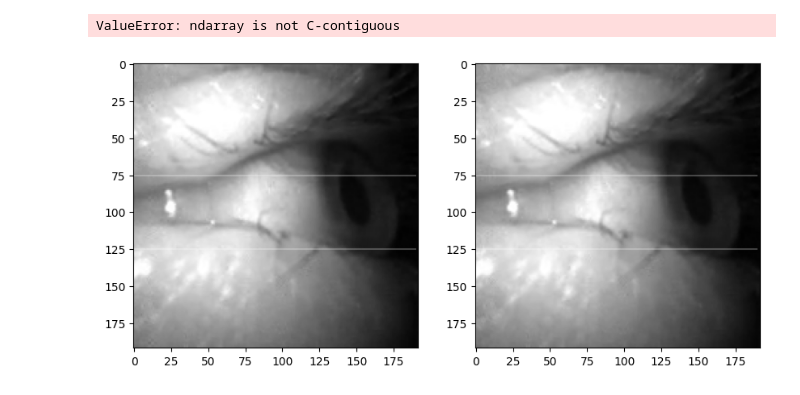
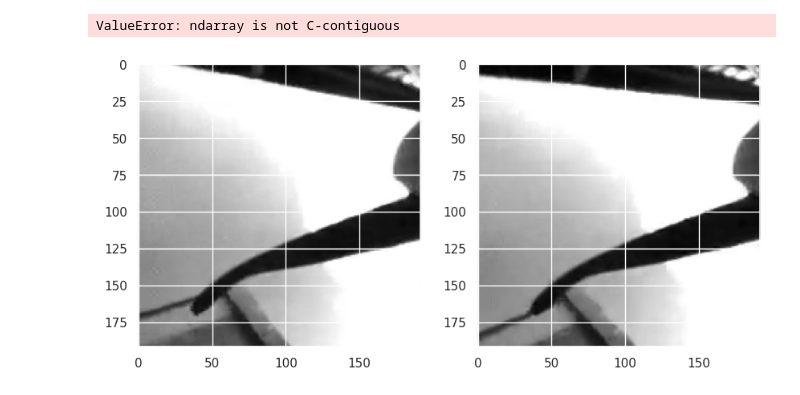
Before and after one commit to tpfffr/neon_blink_detection, a Jupyter notebook: notebooks/check_optical_flow.ipynb, the cells around one changed output. Saved outputs shown, nothing was run; the diff lists cells and outputs as text; code cells hidden in the pictures.

```diff
--- a/notebooks/check_optical_flow.ipynb
+++ b/notebooks/check_optical_flow.ipynb
@@ -331,7 +325,7 @@ Text(0, 0.5, 'Optical flow')
 <font size = 5>**Load videos using either PIMS or PyAV** <br>
 <font size = 4> (Real data)
 # %%
-clip_name = clip_names[-1]
+clip_name = clip_names[1]
 
 clip_path = "/cluster/users/tom/experiments/neon_blink_detection/datasets/train_data/%s/Neon Sensor Module v1 ps1.mp4" % clip_name
 
@@ -421,16 +416,17 @@ np.frombuffer(left_images_pims[0, :, :, :], np.uint8)
 ValueError: ndarray is not C-contiguous
 # %%
 import matplotlib.pyplot as plt
-iframe = 15000
+# iframe = 8983
+iframe = 9200
 
 f, ax = plt.subplots(1, 2, figsize=(10, 5))
 ax[0].imshow(left_images_pims[iframe, :, :], cmap = 'gray')
 ax[0].hlines(125, 0, 190, color='w', alpha=0.25)
 ax[0].hlines(75, 0, 190, color='w', alpha=0.25)
 ax[1].imshow(left_images_pyav[iframe, :, :], cmap = 'gray')
 ax[1].hlines(75, 0, 190, color='w', alpha=0.25)
 ax[1].hlines(125, 0, 190, color='w', alpha=0.25)
 
 plt.show()
 # %% [output]
-[figure, old version]
+[figure, new version]
```
Also changed, not shown: parts of 16 cells of this notebook, 5 other files.
